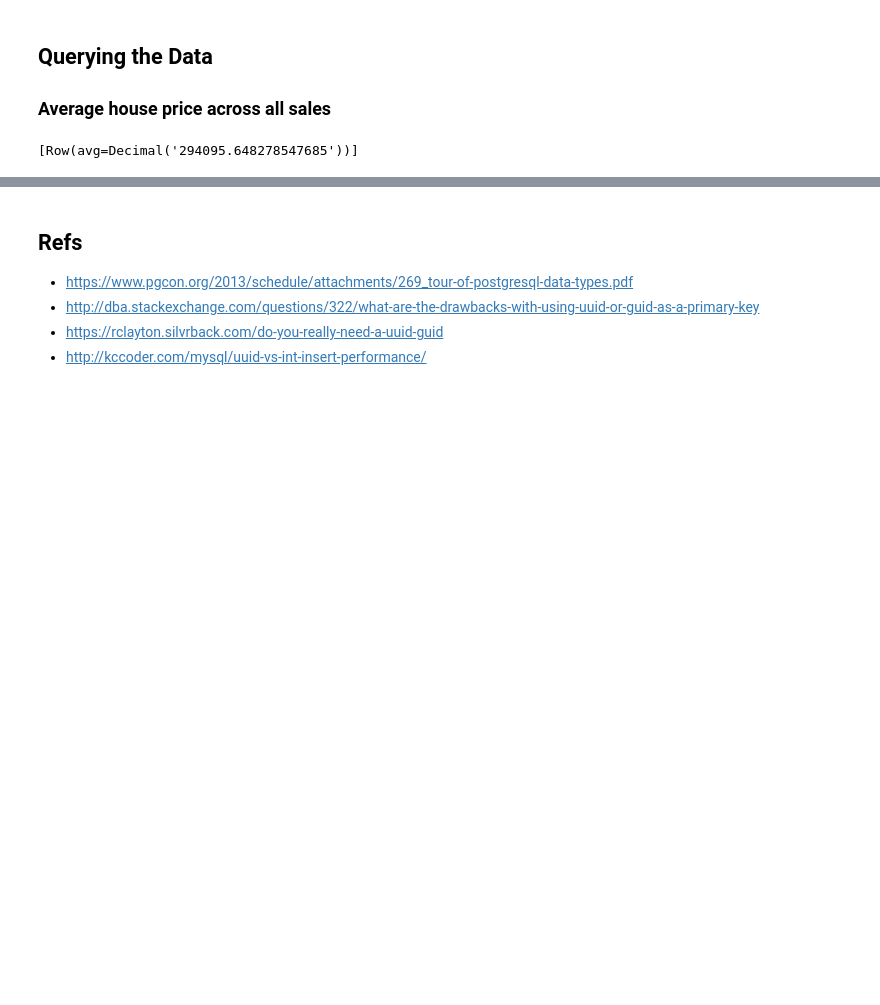
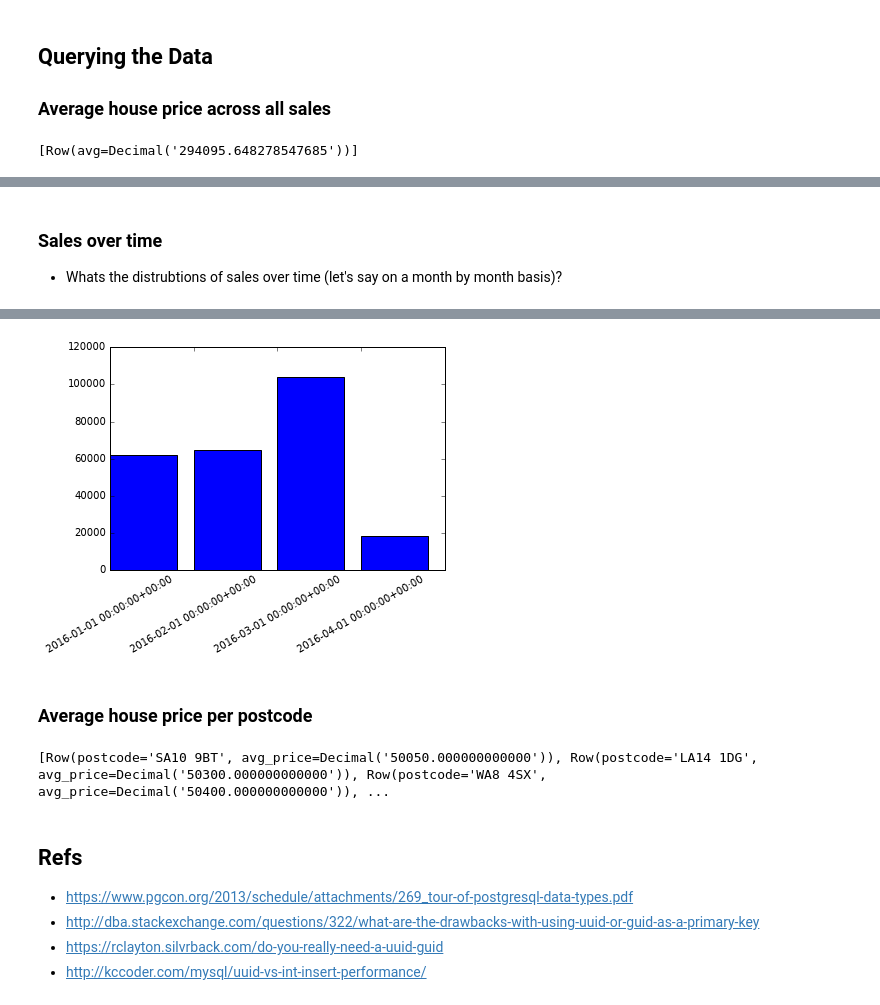
Before and after one commit to JamesSmaldon/dev-notes, a Jupyter notebook: notebooks/SQL Case Study - House Price Data.ipynb, the cells around one changed output, grey strips where cells are left out. Saved outputs shown, nothing was run; the diff lists cells and outputs as text; code cells hidden in the pictures; blank space fills up the shorter version.

```diff
--- a/notebooks/SQL Case Study - House Price Data.ipynb
+++ b/notebooks/SQL Case Study - House Price Data.ipynb
@@ -226,0 +268,21 @@ query("SELECT postcode, AVG(price) from house_prices WHERE postcode='CM23 3EH' G
+# %% [markdown]
+### Sales over time
+* Whats the distrubtions of sales over time (let's say on a month by month basis)?
+# %%
+import pytz
+
+# The best way to do this seems to be to cast the month portion of the date to a string and then group by it.
+results = query("SELECT date_trunc('month', transfer_date) AS month, COUNT(*) "
+                "FROM house_prices "
+                "GROUP BY month "
+                "ORDER BY month "
+                "LIMIT 10;")
+months = [str(r[0].replace(tzinfo=pytz.UTC)) for r in results]
+print months
+counts = [r[1] for r in results]
+print counts
+ax = plot.subplot(111)
+ax.bar(range(0, len(months)), counts)
+plot.xticks(xrange(0, len(months)), months, rotation=30)
+plot.show()
+# %% [output]
@@ -227,3 +291,17 @@ query("SELECT postcode, AVG(price) from house_prices WHERE postcode='CM23 3EH' G
+[figure, added]
+# %% [markdown]
+### Average house price per postcode
+# %%
+# which postcode has the lowest avg price?
+results = query("SELECT postcode, AVG(price) AS avg_price "
+                "FROM house_prices "
+                "WHERE price > 50000"
+                "GROUP BY postcode "
+                "ORDER BY avg_price "
+                "LIMIT 10;")
+print(results)
+# %% [output]
+[Row(postcode='SA10 9BT', avg_price=Decimal('50050.000000000000')), Row(postcode='LA14 1DG', avg_price=Decimal('50300.000000000000')), Row(postcode='WA8 4SX', avg_price=Decimal('50400.000000000000')), ...
 # %% [markdown]
 ## Refs
 * https://www.pgcon.org/2013/schedule/attachments/269_tour-of-postgresql-data-types.pdf
```
Also changed, not shown: parts of 10 cells of this notebook, 2 other files.
